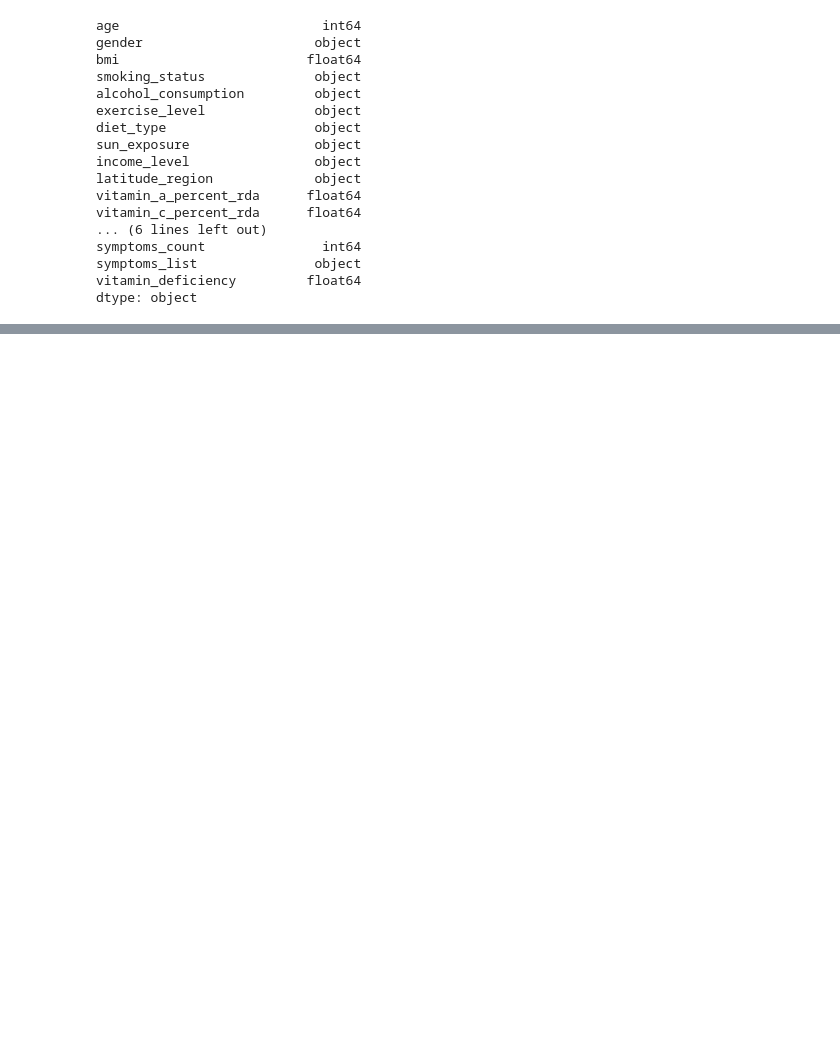
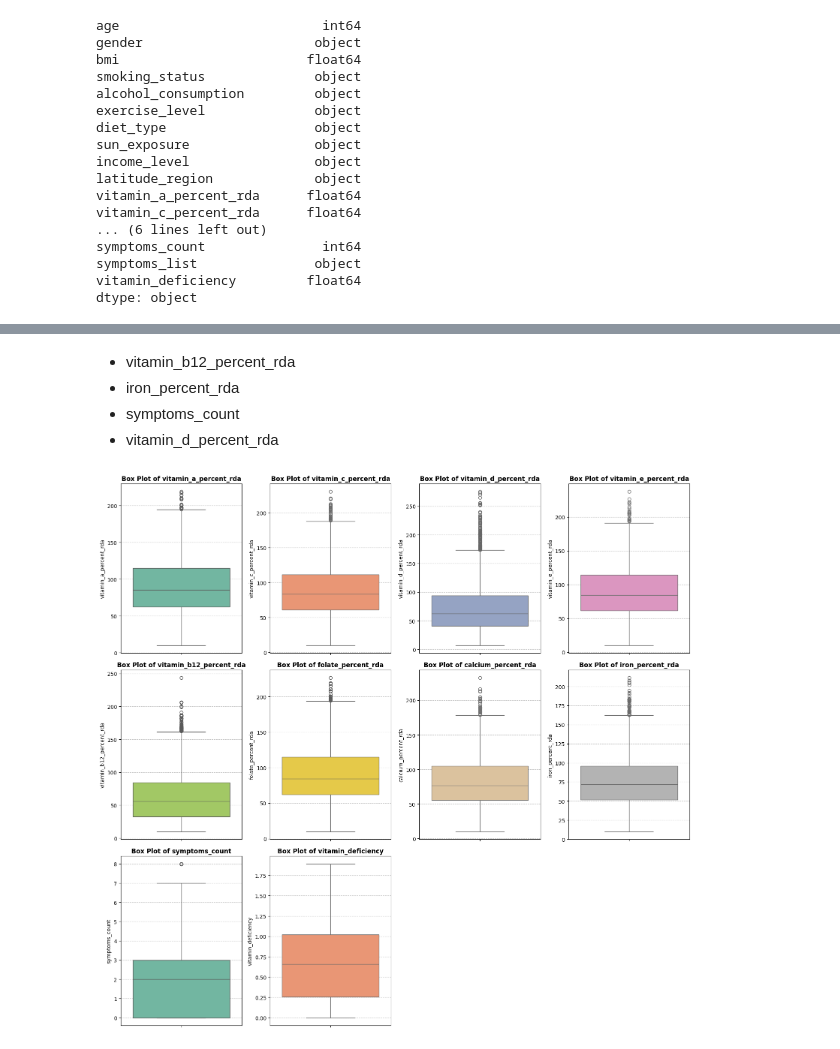
Before and after one commit to abdo-ghg/Vitamin-Deficiency-Prediction, a Jupyter notebook: vitamin_deficiency_prediction.ipynb, the cells around one changed output, grey strips where cells are left out. Cells and saved outputs as stored; diff of their text form; code cells hidden in the pictures; blank space fills up the shorter version.

```diff
--- a/vitamin_deficiency_prediction.ipynb
+++ b/vitamin_deficiency_prediction.ipynb
@@ -195,0 +460,26 @@ corr_matrix = final_corr_df.corr()
+# %% [markdown]
+- vitamin_b12_percent_rda
+- iron_percent_rda
+- symptoms_count
+- vitamin_d_percent_rda
+# %%
+box_cols = numeric_cols.copy()
+#box_cols.remove("vitamin_deficiency")
+# %%
+fig, axes = plt.subplots(nrows=num_rows, ncols=cols_per_row, figsize=(16, 5 * num_rows))
+axes = axes.flatten()
+
+for i, col in enumerate(box_cols):
+    sns.boxplot(data=df, y=col, color=sns.color_palette("Set2")[i % 8], ax=axes[i])
+    axes[i].set_title(f'Box Plot of {col}', fontsize=12, fontweight='bold')
+    axes[i].set_xlabel('')
+    axes[i].set_ylabel(col, fontsize=10)
+    axes[i].grid(axis='y', linestyle='--', alpha=0.7)
+
+for j in range(len(box_cols), len(axes)):
+    fig.delaxes(axes[j])
+
+plt.tight_layout()
+plt.show()
+# %% [output]
+[figure, added]
```
Also changed, not shown: parts of 74 cells of this notebook, 1 other file.
